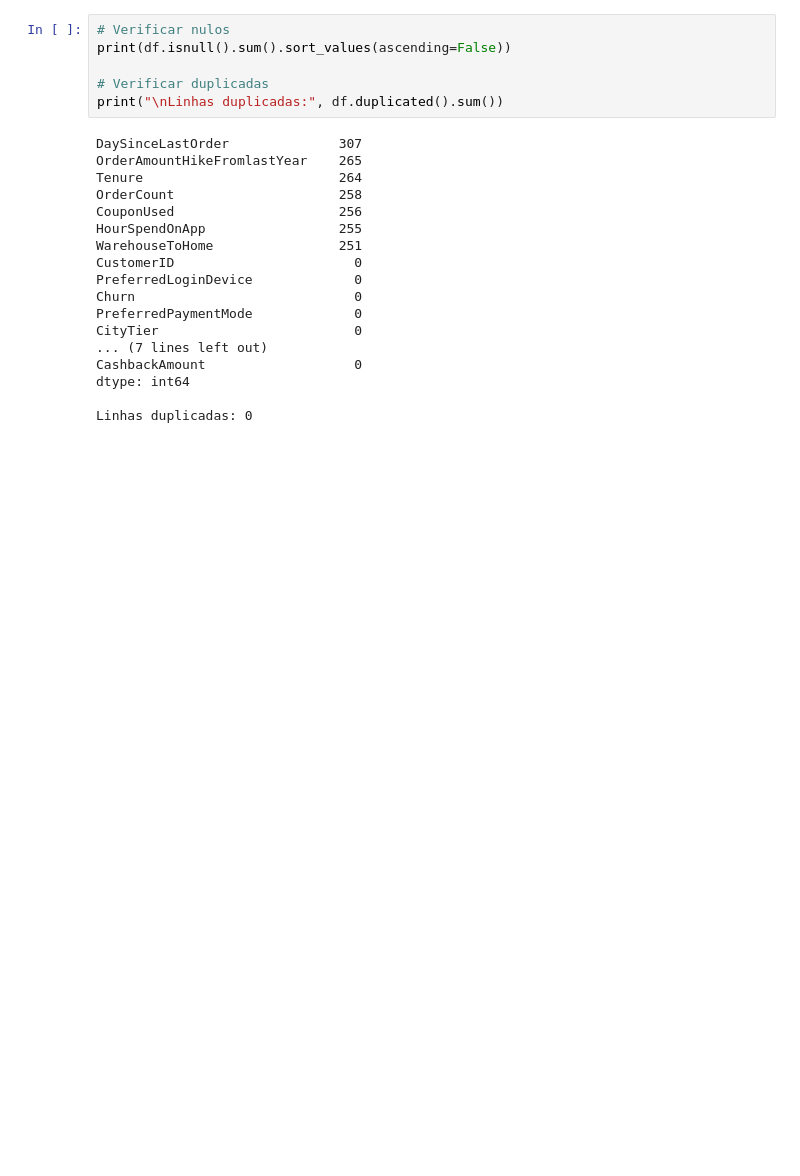
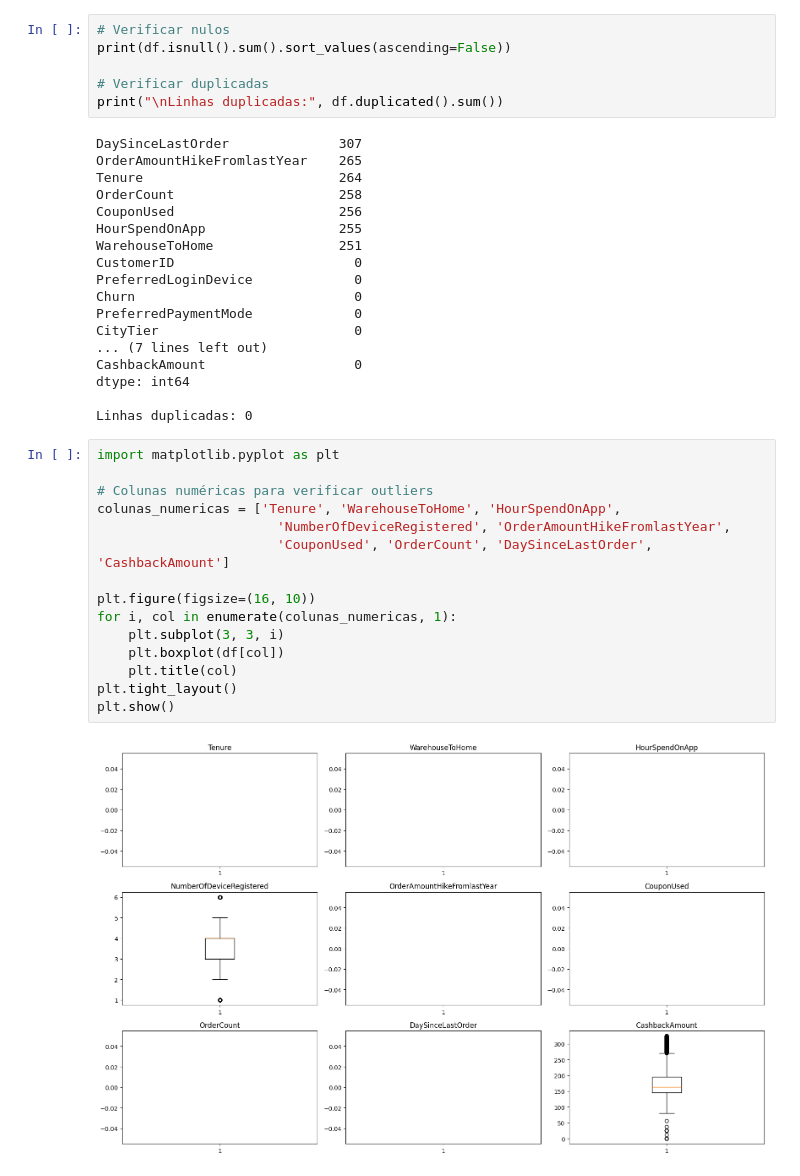
Before and after one commit to adrianea132-debug/projeto-ml-ecommerce-churn, a Jupyter notebook: notebook.ipynb, the cells around one changed output. Drawn from its saved outputs; the diff is of its cells as text; blank space fills up the shorter version.

```diff
--- a/notebook.ipynb
+++ b/notebook.ipynb
@@ -98,3 +98,20 @@ CashbackAmount                   0
 dtype: int64
 
 Linhas duplicadas: 0
+# %%
+import matplotlib.pyplot as plt
+
+# Colunas numéricas para verificar outliers
+colunas_numericas = ['Tenure', 'WarehouseToHome', 'HourSpendOnApp',
+                       'NumberOfDeviceRegistered', 'OrderAmountHikeFromlastYear',
+                       'CouponUsed', 'OrderCount', 'DaySinceLastOrder', 'CashbackAmount']
+
+plt.figure(figsize=(16, 10))
+for i, col in enumerate(colunas_numericas, 1):
+    plt.subplot(3, 3, i)
+    plt.boxplot(df[col])
+    plt.title(col)
+plt.tight_layout()
+plt.show()
+# %% [output]
+[figure, added]
```
Also changed, not shown: parts of 15 cells of this notebook.
